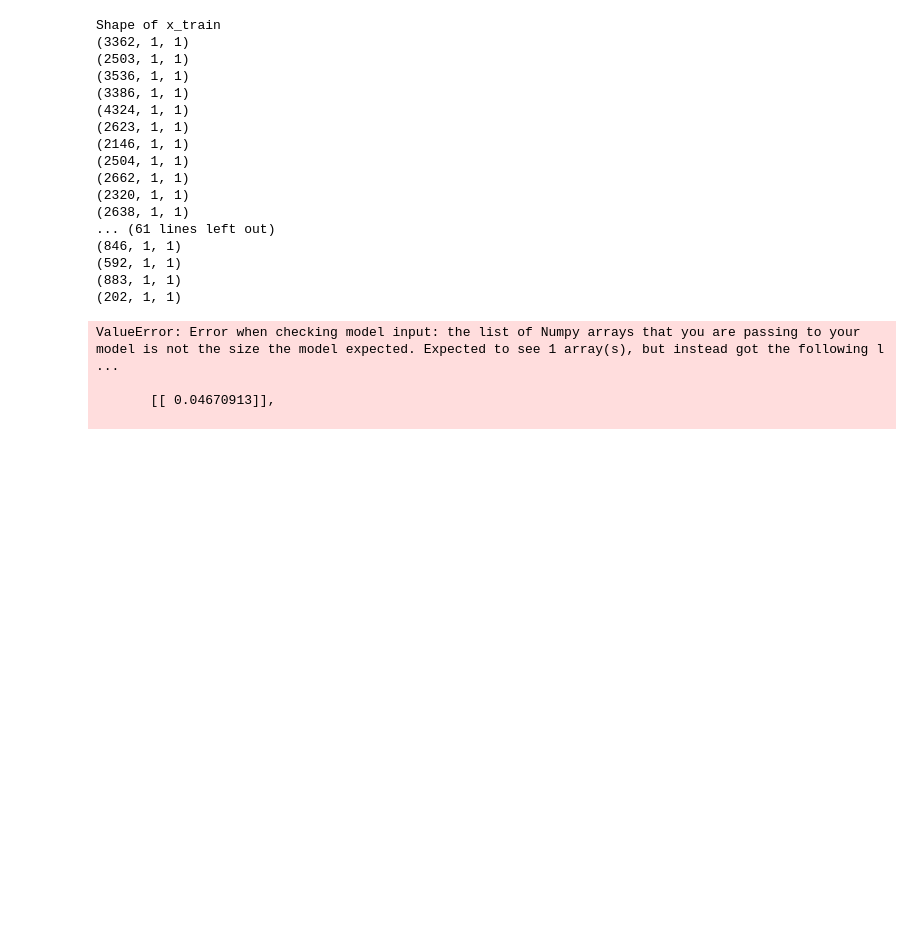
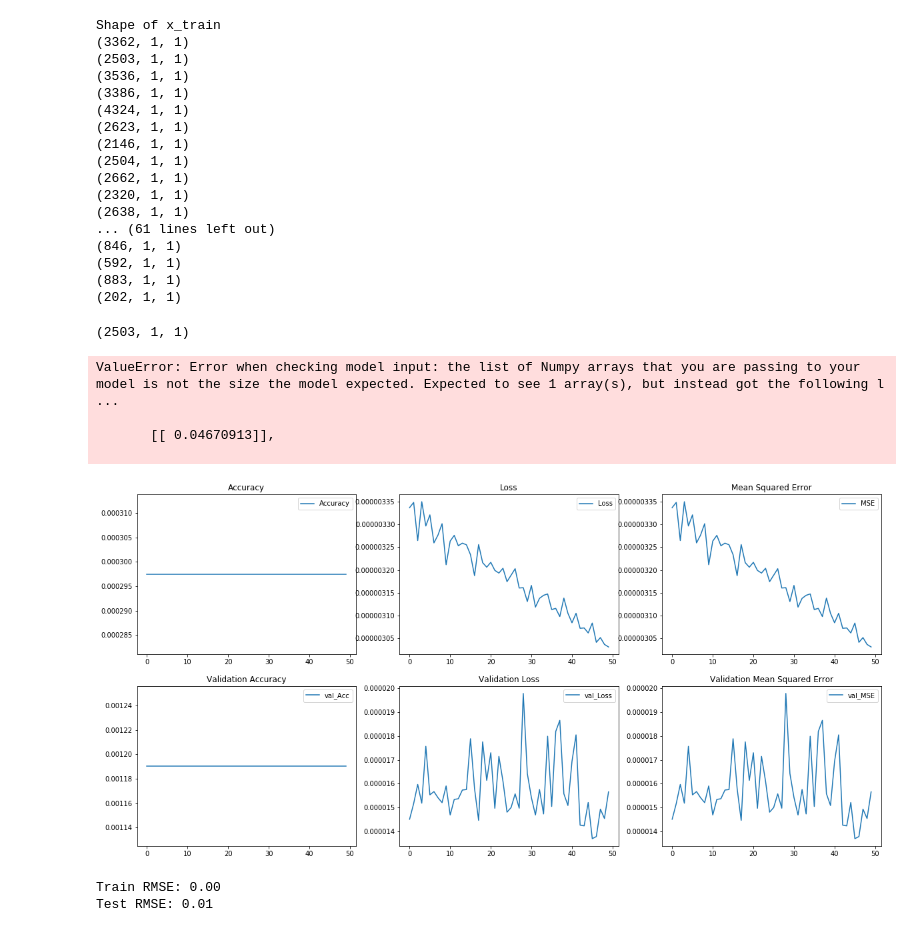
Before and after one commit to Shinnawat19/SeniorProject, a Jupyter notebook: Stock_LSTM/StockLSTM_Multiple.ipynb, the cells around one changed output. Drawn from its saved outputs; the diff is of its cells as text; code cells hidden in the pictures; blank space fills up the shorter version.

Commit message:
lstm

```diff
--- a/Stock_LSTM/StockLSTM_Multiple.ipynb
+++ b/Stock_LSTM/StockLSTM_Multiple.ipynb
@@ -84,13 +136,11 @@ Shape of x_train
+# %%
+x_train[1].shape
+# %% [output]
+(2503, 1, 1)
 # %%
 model = Sequential()
-model.add(LSTM(32, input_shape=(1, step_size), return_sequences = True))
-model.add(LSTM(16))
-model.add(Dense(1))
+model.add(LSTM(37, input_shape=(1, step_size), return_sequences = True))
+# model.add(LSTM(16))
+model.add(Dense(37))
 model.add(Activation('linear'))
 model.compile(loss='mse', optimizer='adagrad',metrics=['acc' , 'mse' ])
-history = model.fit(x_train, y_train, epochs=50, validation_data=(x_test, y_test) , batch_size=1, verbose=2 )
-# %% [output]
-ValueError: Error when checking model input: the list of Numpy arrays that you are passing to your model is not the size the model expected. Expected to see 1 array(s), but instead got the following l ...
-
-       [[ 0.04670913]],
-
@@ -96,0 +149,42 @@ ValueError: Error when checking model input: the list of Numpy arrays that you a
+# %%
+model.fit(x_train, y_train, epochs=50, validation_data=(x_test, y_test) , batch_size=1, verbose=2 )
+# %% [output]
+ValueError: Error when checking model input: the list of Numpy arrays that you are passing to your model is not the size the model expected. Expected to see 1 array(s), but instead got the following l ...
+
+       [[ 0.04670913]],
+
+# %%
+plt.figure(figsize=(20,15))
+plt.subplot(331)
+plt.plot(history.history['acc'] , label = 'Accuracy')
+plt.legend(loc = 'upper right')
+plt.title("Accuracy")
+
+plt.subplot(332)
+plt.plot(history.history['loss'] , label = 'Loss')
+plt.legend(loc = 'upper right')
+plt.title("Loss")
+
+plt.subplot(333)
+plt.plot(history.history['mean_squared_error'] , label = 'MSE')
+plt.legend(loc = 'upper right')
+plt.title("Mean Squared Error")
+
+plt.subplot(334)
+plt.plot(history.history['val_acc'] , label = 'val_Acc')
+plt.legend(loc = 'upper right')
+plt.title("Validation Accuracy")
+
+plt.subplot(335)
+plt.plot(history.history['val_loss'] , label = 'val_Loss')
+plt.legend(loc = 'upper right')
+plt.title("Validation Loss")
+
+plt.subplot(336)
+plt.plot(history.history['val_mean_squared_error'] , label = 'val_MSE')
+plt.legend(loc = 'upper right')
+plt.title("Validation Mean Squared Error")
+
+plt.show()
+# %% [output]
+[figure, added]
@@ -96,0 +199,8 @@ ValueError: Error when checking model input: the list of Numpy arrays that you a
+# %%
+trainScore = mean_squared_error(y_train[0], trainPredict[:,0])
+print('Train RMSE: %.2f' % (trainScore))
+testScore = mean_squared_error(y_test[0], testPredict[:,0])
+print('Test RMSE: %.2f' % (testScore))
+# %% [output]
+Train RMSE: 0.00
+Test RMSE: 0.01
```
Also changed, not shown: parts of 18 cells of this notebook, 2 other files.
